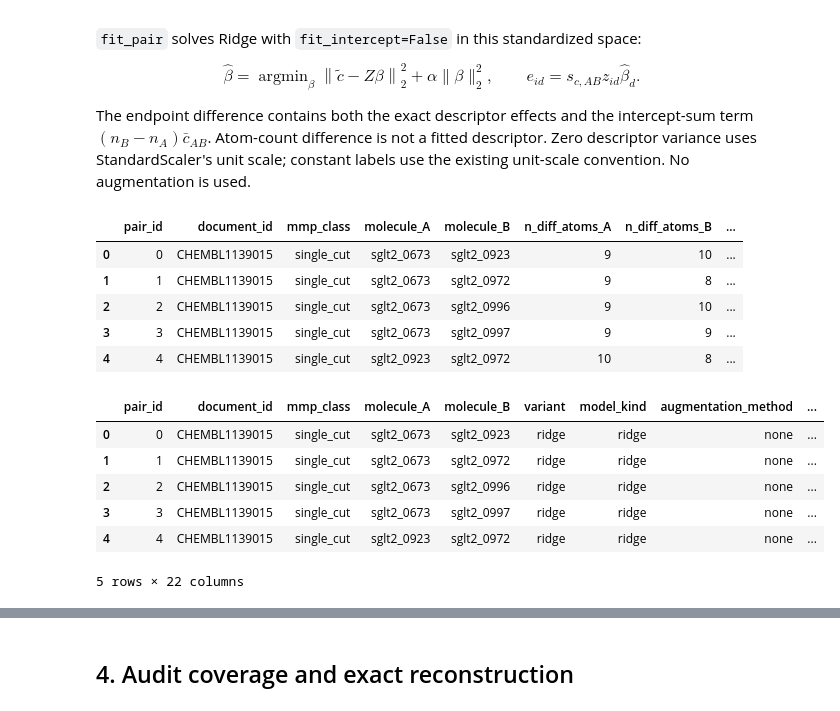
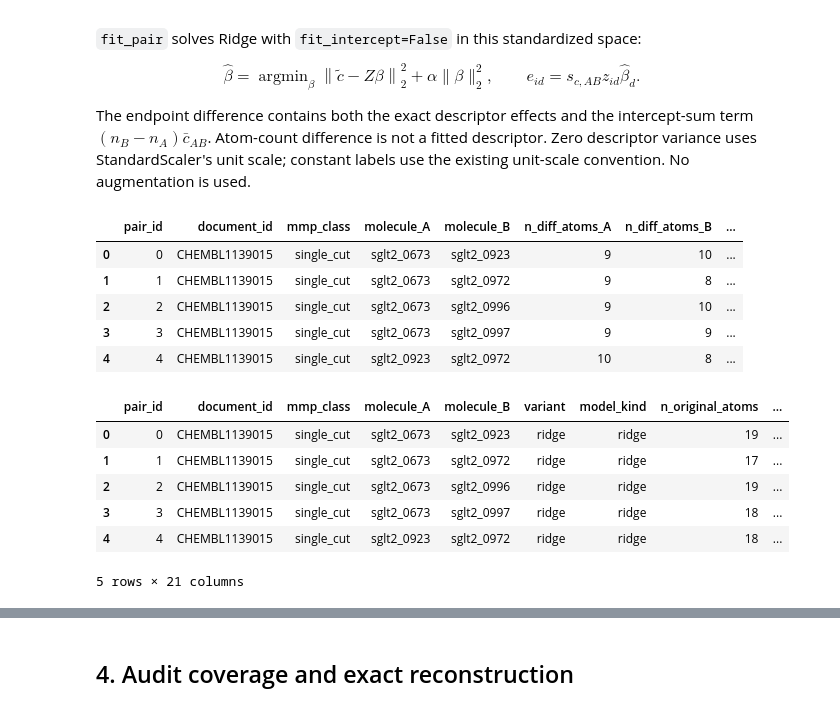
Before and after one commit to yu-tateyan-15/XAI-Chem-SPIRE, a Jupyter notebook: notebooks_for_sglt2/02_reconstruction.ipynb, the cells around one changed output, grey strips where cells are left out. Drawn from its saved outputs; the diff is of its cells as text; code cells hidden in the pictures.

```diff
--- a/notebooks_for_sglt2/02_reconstruction.ipynb
+++ b/notebooks_for_sglt2/02_reconstruction.ipynb
@@ -113,26 +113,26 @@ intercept-sum term $(n_B-n_A)\bar c_{AB}$. Atom-count difference is not a fitted
 Zero descriptor variance uses StandardScaler's unit scale; constant labels use
 the existing unit-scale convention. No augmentation is used.
 # %%
-variants = {"ridge": {"model_kind": "ridge", "alpha": RIDGE_ALPHA, "augmentation_multiplier": 0}}
+variants = {"ridge": {"alpha": RIDGE_ALPHA}}
 all_fit = fit_all_mmp_pairs(mmp_rows, atom_rows, variants=variants, descriptors=DESCRIPTORS)
 display(all_fit.audit.head())
 display(all_fit.fit_metrics.head())
 display(all_fit.coefficients.head(14))
 display(all_fit.concept_deltas.head(14))
 # %% [output]
 |  | pair_id | document_id | mmp_class | molecule_A | molecule_B | n_diff_atoms_A | n_diff_atoms_B | ... |
 | 0 | 0 | CHEMBL1139015 | single_cut | sglt2_0673 | sglt2_0923 | 9 | 10 | ... |
 | 1 | 1 | CHEMBL1139015 | single_cut | sglt2_0673 | sglt2_0972 | 9 | 8 | ... |
 | 2 | 2 | CHEMBL1139015 | single_cut | sglt2_0673 | sglt2_0996 | 9 | 10 | ... |
 | 3 | 3 | CHEMBL1139015 | single_cut | sglt2_0673 | sglt2_0997 | 9 | 9 | ... |
 | 4 | 4 | CHEMBL1139015 | single_cut | sglt2_0923 | sglt2_0972 | 10 | 8 | ... |
-|  | pair_id | document_id | mmp_class | molecule_A | molecule_B | variant | model_kind | augmentation_method | ... |
-| 0 | 0 | CHEMBL1139015 | single_cut | sglt2_0673 | sglt2_0923 | ridge | ridge | none | ... |
-| 1 | 1 | CHEMBL1139015 | single_cut | sglt2_0673 | sglt2_0972 | ridge | ridge | none | ... |
-| 2 | 2 | CHEMBL1139015 | single_cut | sglt2_0673 | sglt2_0996 | ridge | ridge | none | ... |
-| 3 | 3 | CHEMBL1139015 | single_cut | sglt2_0673 | sglt2_0997 | ridge | ridge | none | ... |
-| 4 | 4 | CHEMBL1139015 | single_cut | sglt2_0923 | sglt2_0972 | ridge | ridge | none | ... |
+|  | pair_id | document_id | mmp_class | molecule_A | molecule_B | variant | model_kind | n_original_atoms | ... |
+| 0 | 0 | CHEMBL1139015 | single_cut | sglt2_0673 | sglt2_0923 | ridge | ridge | 19 | ... |
+| 1 | 1 | CHEMBL1139015 | single_cut | sglt2_0673 | sglt2_0972 | ridge | ridge | 17 | ... |
+| 2 | 2 | CHEMBL1139015 | single_cut | sglt2_0673 | sglt2_0996 | ridge | ridge | 19 | ... |
+| 3 | 3 | CHEMBL1139015 | single_cut | sglt2_0673 | sglt2_0997 | ridge | ridge | 18 | ... |
+| 4 | 4 | CHEMBL1139015 | single_cut | sglt2_0923 | sglt2_0972 | ridge | ridge | 18 | ... |
-5 rows × 22 columns
+5 rows × 21 columns
 |  | pair_id | document_id | variant | descriptor | model_kind | n_basis | ridge_coefficient_scaled_y | ... |
 | 0 | 0 | CHEMBL1139015 | ridge | crest_boltzmann_weighted_displace... | ridge | 1 | -0.417262 | ... |
 | 1 | 0 | CHEMBL1139015 | ridge | hessian_rmsf_A | ridge | 1 | -0.053641 | ... |
```
Also changed, not shown: 1 other file.
